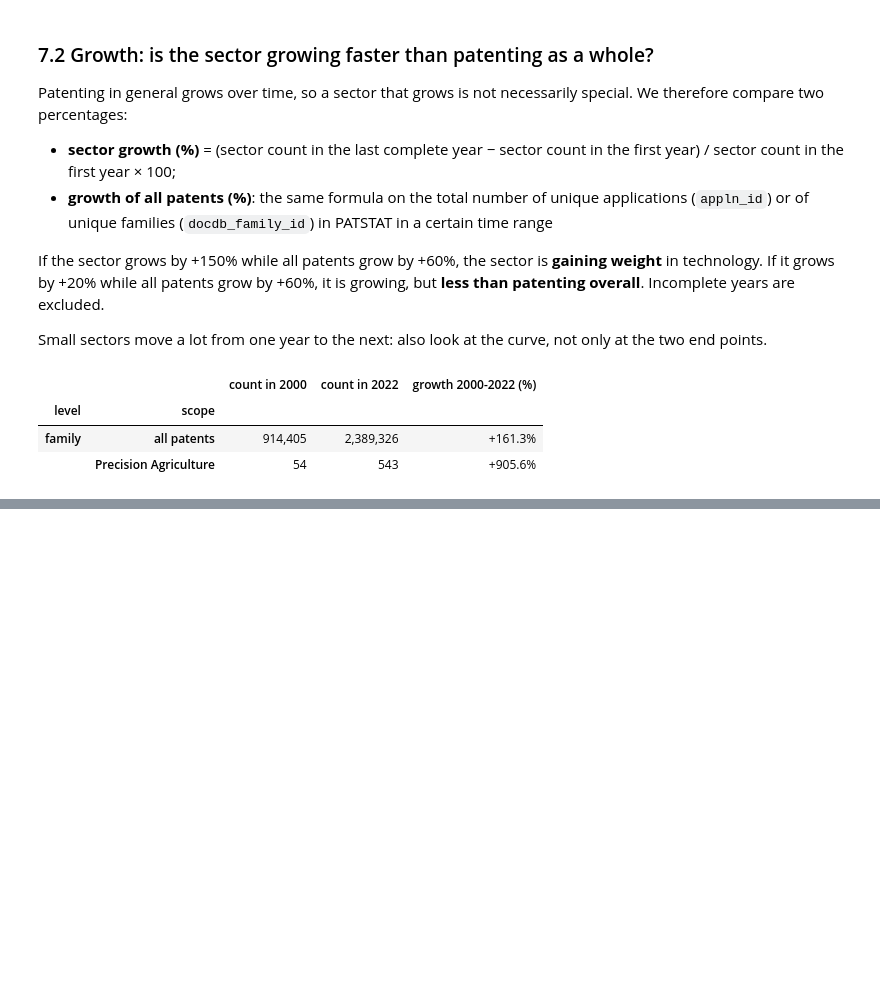
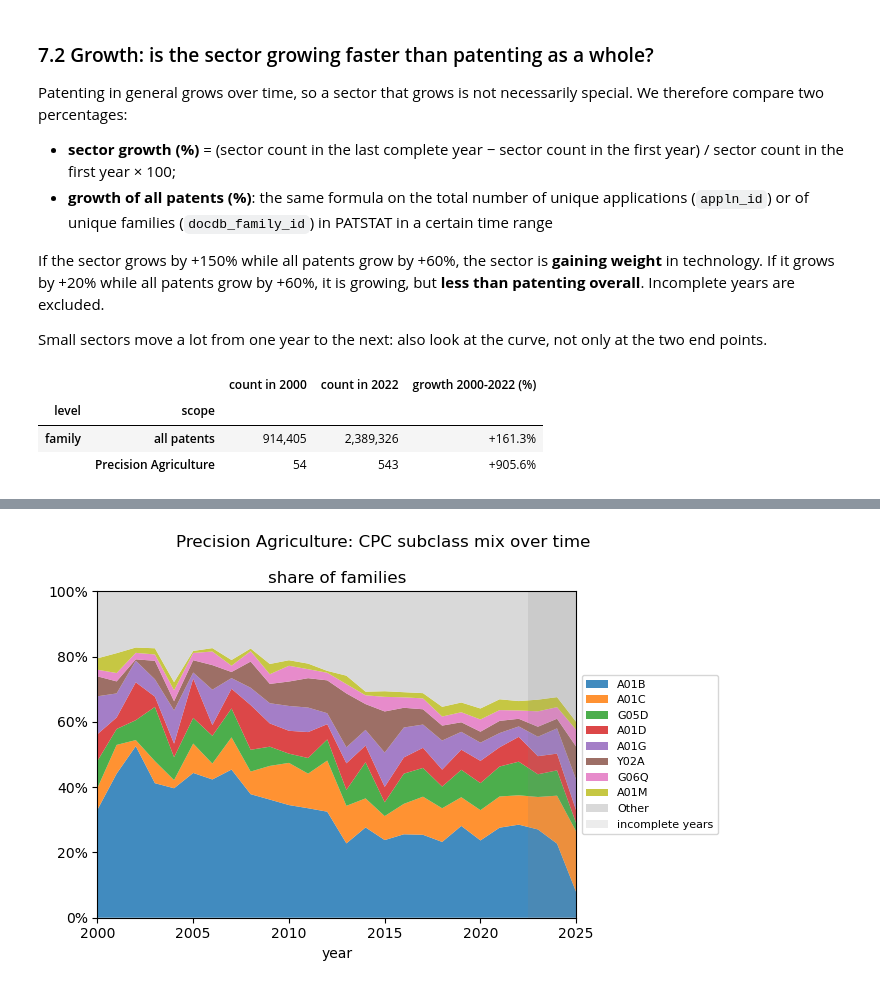
Before and after one commit to AriGBi/team-38-PrecisionAgriculture, a Jupyter notebook: notebooks/Step1_WIP.ipynb, the cells around one changed output, grey strips where cells are left out. Saved outputs shown, nothing was run; the diff lists cells and outputs as text; code cells hidden in the pictures; blank space fills up the shorter version.

```diff
--- a/notebooks/Step1_WIP.ipynb
+++ b/notebooks/Step1_WIP.ipynb
@@ -455,0 +464,11 @@ plt.show()
+# %%
+
+cpc_mix = pd.concat([fractional_by_cpc_subclass(s) for s in SECTOR_SCOPES], ignore_index=True)
+cpc_pooled = pd.concat([pool_other(cpc_mix[cpc_mix["level"] == lvl], "subclass").assign(level=lvl)
+                        for lvl in LEVELS], ignore_index=True)
+
+cpc_counts = complete_years(cpc_pooled).pivot_table(index="subclass", columns="level", values="n_frac",
+                                                    aggfunc="sum", fill_value=0)[LEVELS[0]].to_frame()
+cpc_shares = share_table(cpc_counts)
+cpc_shares["definition (fill in from the CPC scheme)"] = ""   # deck table: add the official titles
+cpc_shares.style.format("{:.1f}%", subset=LEVELS[0])
@@ -455,0 +488,10 @@ plt.show()
+# %%
+fig, ax = side_by_side(f"{SECTOR_NAME}: CPC subclass mix over time", sharey=True)
+# for ax, level in zip(axes, LEVELS):
+stack_100(ax, share_over_time(cpc_pooled[cpc_pooled["level"] == LEVELS[0]], "subclass"),
+          f"share of {UNIT_LABEL[LEVELS[0]]}")
+ax.legend(loc="center left", bbox_to_anchor=(1, 0.5), fontsize=8)
+plt.tight_layout()
+plt.show()
+# %% [output]
+[figure, added]
```
Also changed, not shown: parts of 19 cells of this notebook, 1 other file.
